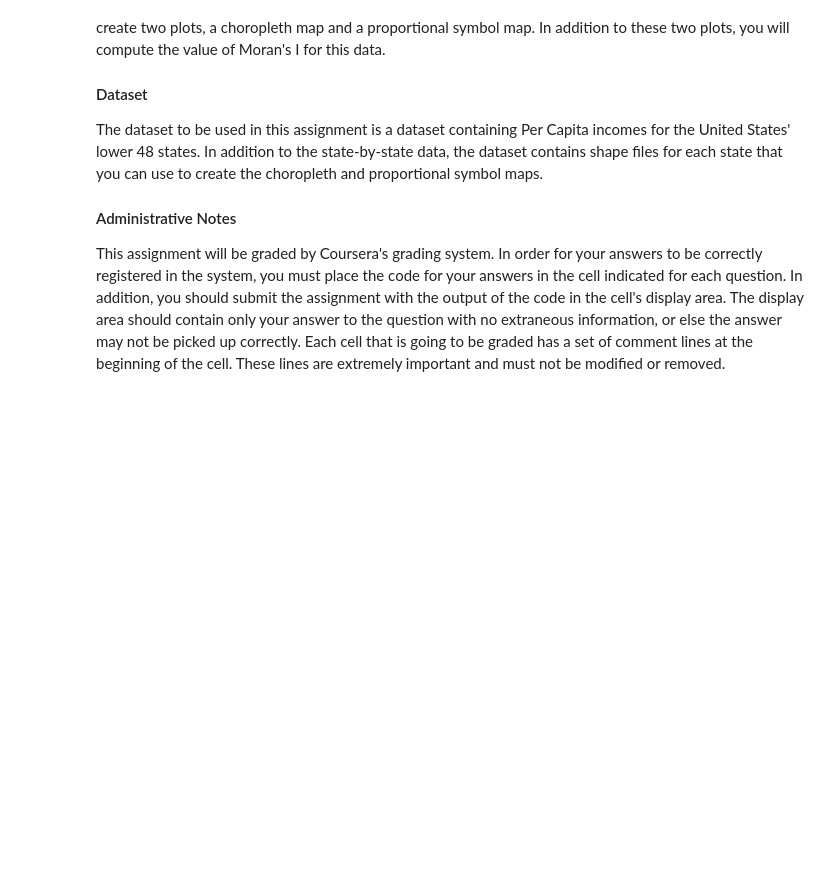
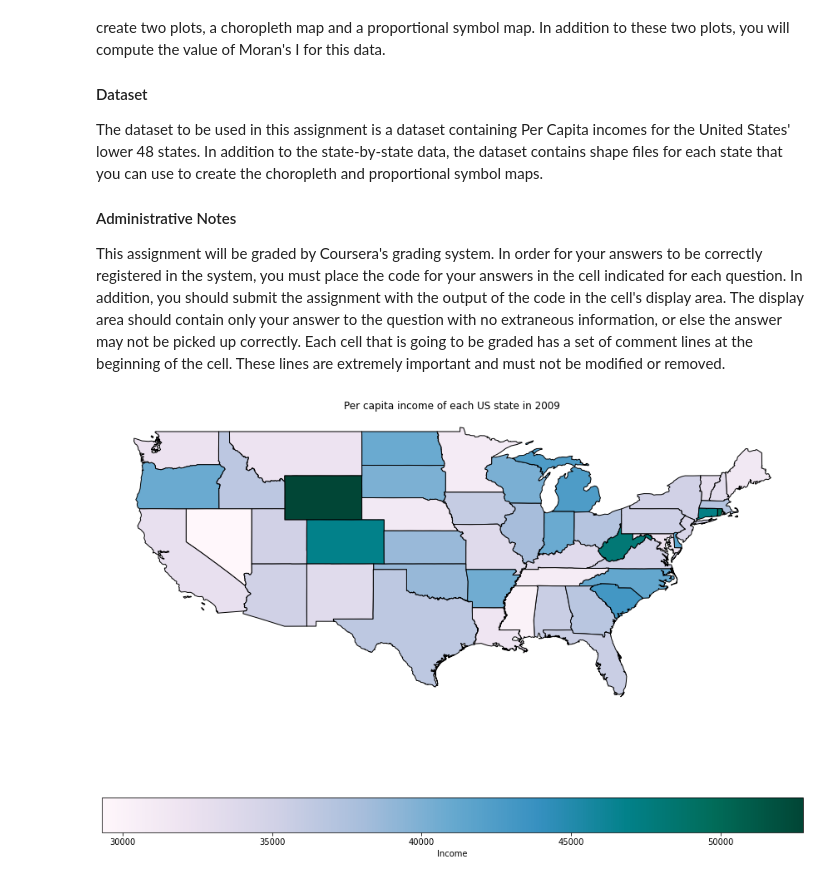
Before and after one commit to claudiordgz/asu-mcs, a Jupyter notebook: CSE578/programming-assignments/Assignment 5.ipynb, the cells around one changed output. Saved outputs shown, nothing was run; the diff lists cells and outputs as text; code cells hidden in the pictures; blank space fills up the shorter version.

```diff
--- a/CSE578/programming-assignments/Assignment 5.ipynb
+++ b/CSE578/programming-assignments/Assignment 5.ipynb
@@ -14,9 +25,27 @@ This assignment will be graded by Coursera's grading system. In order for your a
 # %%
 # Graded Cell, PartID: CkcsR
 # Part 1: Using the PySal Data, create a choropleth path of the United States
 # that depicts the per capita income of each US state in 2009.
 # Notes: The PySal and GeoPandas libraries both contain utility functions that
 # may make this task easier.
+per_cap_data = io.open(examples.get_path("usjoin.csv"))
+
+us_df = gpd.read_file(examples.get_path("us48.shp"))
+
+us_df['per_cap'] = np.array(per_cap_data.by_col("2009"))
+us_df.plot(column = "per_cap",  figsize=(12,10), legend=True, edgecolor='black',
+           legend_kwds={
+            'label': "Income",
+            'orientation': "horizontal"
+           },
+          cmap='PuBuGn')
+
+plt.axis('off')
+plt.title("Per capita income of each US state in 2009")
+plt.tight_layout()
+plt.show()
+# %% [output]
+[figure, added]
 # %%
 # Graded Cell, PartID: FqNRm
 # Part 2: Again using the PySal Data, create a proportional symbol map showing
```
Also changed, not shown: parts of 3 cells of this notebook, 1 other file.
